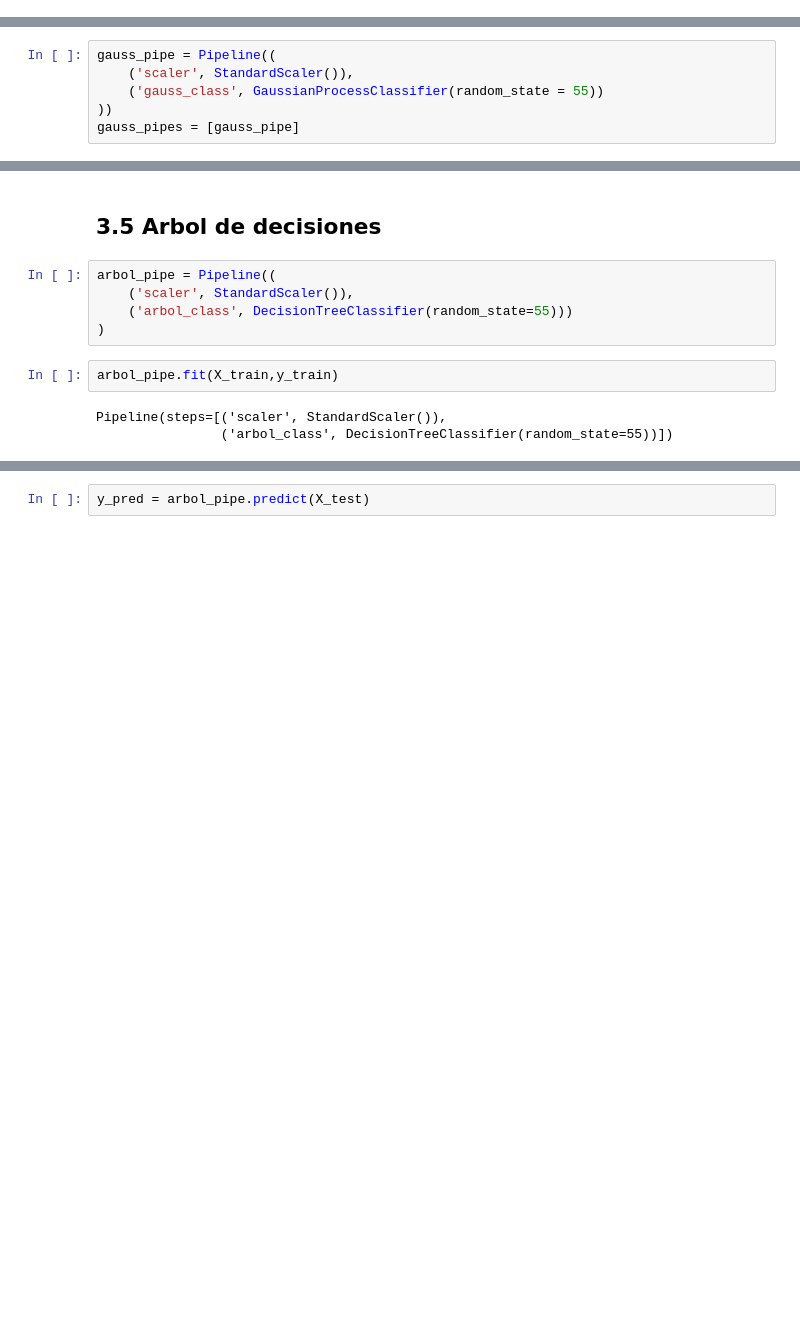
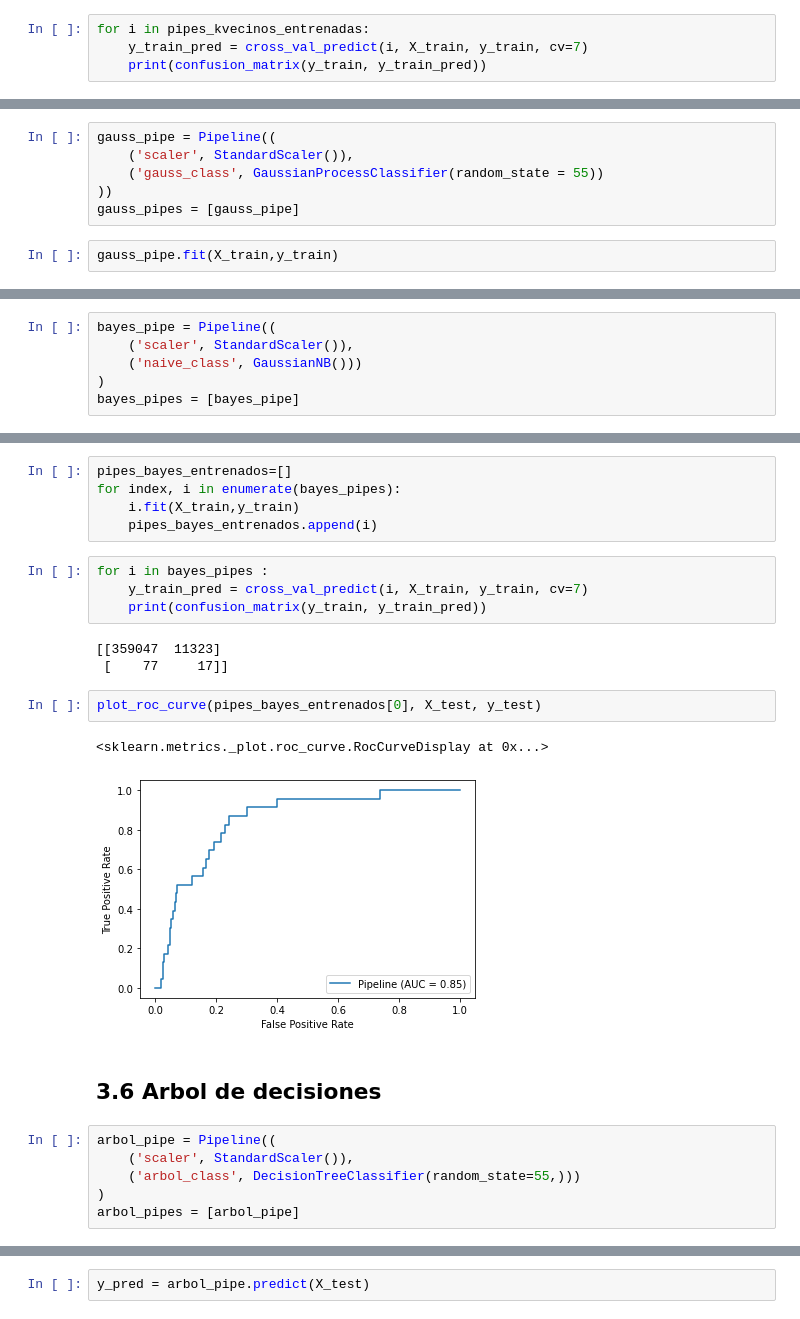
Before and after one commit to jaimebw/tfg, a Jupyter notebook: libros/aplicacion_ml.ipynb, the cells around one changed output, grey strips where cells are left out. Cells and saved outputs as stored; diff of their text form; blank space fills up the shorter version.

```diff
--- a/libros/aplicacion_ml.ipynb
+++ b/libros/aplicacion_ml.ipynb
@@ -239,0 +239,4 @@ dsvm.to_csv("modelos_ml/dvcerca.csv")
+# %%
+for i in pipes_kvecinos_entrenadas:
+    y_train_pred = cross_val_predict(i, X_train, y_train, cv=7)
+    print(confusion_matrix(y_train, y_train_pred))
@@ -245,4 +253,6 @@ gauss_pipe = Pipeline((
     ('gauss_class', GaussianProcessClassifier(random_state = 55))
 ))
 gauss_pipes = [gauss_pipe]
+# %%
+gauss_pipe.fit(X_train,y_train)
 # %%
@@ -259,0 +272,6 @@ dsvm.to_csv("modelos_ml/dvcerca.csv")
+# %%
+bayes_pipe = Pipeline((
+    ('scaler', StandardScaler()),
+    ('naive_class', GaussianNB()))
+)
+bayes_pipes = [bayes_pipe]
@@ -260,12 +286,25 @@ dsvm.to_csv("modelos_ml/dvcerca.csv")
+# %%
+pipes_bayes_entrenados=[]
+for index, i in enumerate(bayes_pipes):
+    i.fit(X_train,y_train)
+    pipes_bayes_entrenados.append(i)
+# %%
+for i in bayes_pipes :
+    y_train_pred = cross_val_predict(i, X_train, y_train, cv=7)
+    print(confusion_matrix(y_train, y_train_pred))
+# %% [output]
+[[359047  11323]
+ [    77     17]]
+# %%
+plot_roc_curve(pipes_bayes_entrenados[0], X_test, y_test)
+# %% [output]
+<sklearn.metrics._plot.roc_curve.RocCurveDisplay at 0x...>
+[figure, added]
 # %% [markdown]
-## 3.5 Arbol de decisiones
+## 3.6 Arbol de decisiones
 # %%
 arbol_pipe = Pipeline((
     ('scaler', StandardScaler()),
-    ('arbol_class', DecisionTreeClassifier(random_state=55)))
+    ('arbol_class', DecisionTreeClassifier(random_state=55,)))
 )
+arbol_pipes = [arbol_pipe]
-# %%
-arbol_pipe.fit(X_train,y_train)
-# %% [output]
-Pipeline(steps=[('scaler', StandardScaler()),
-                ('arbol_class', DecisionTreeClassifier(random_state=55))])
```
Also changed, not shown: parts of 42 cells of this notebook.
